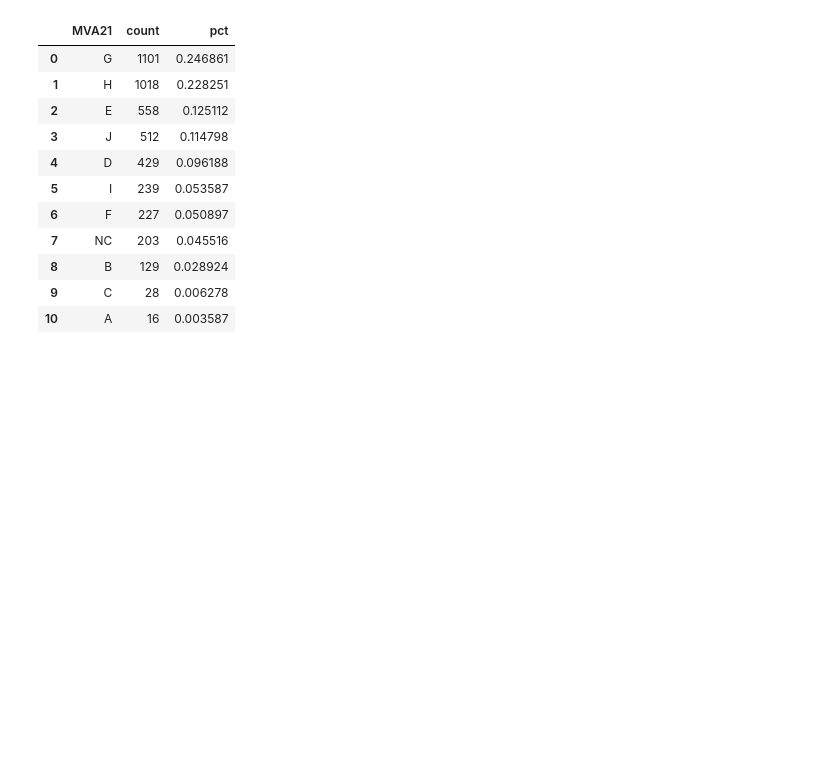
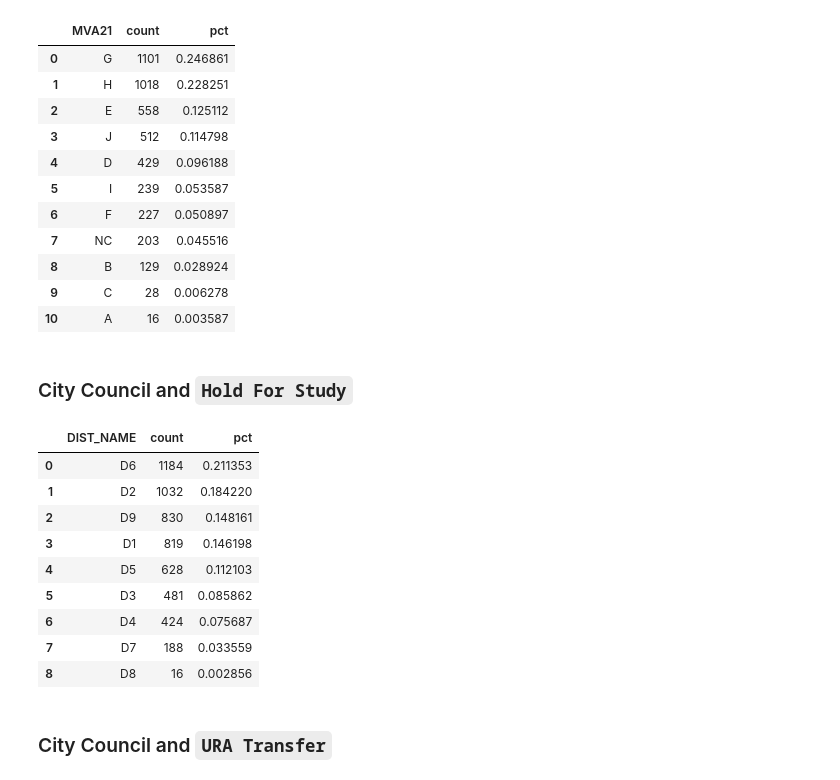
Before and after one commit to maclover7/pghland, a Jupyter notebook: city-inventory.ipynb, the cells around one changed output. Drawn from its saved outputs; the diff is of its cells as text; code cells hidden in the pictures; blank space fills up the shorter version.

Commit message:
Group by council districts

```diff
--- a/city-inventory.ipynb
+++ b/city-inventory.ipynb
@@ -253,8 +253,7 @@ JOIN parcelcentroids
 ON parcelcentroids.parcelid = parcelepropura.parcelid
 JOIN parcelboundaries
 ON parcelboundaries.parcelid = parcelepropura.parcelid
-WHERE parcelstatus = 'Hold For Study'
-;""", DB, crs='EPSG:4269')
+WHERE parcelstatus = 'Hold For Study';""", DB, crs='EPSG:4269')
 h4spoints['geom_boundaries'] = h4spoints.wkt_boundaries.apply(wkt.loads)
 h4spoints = h4spoints.to_crs('EPSG:4326')
 # %%
@@ -307,3 +306,26 @@ morefeasibleh4smvatype
 | 8 | B | 129 | 0.028924 |
 | 9 | C | 28 | 0.006278 |
 | 10 | A | 16 | 0.003587 |
+# %% [markdown]
+### City Council and `Hold For Study`
+# %%
+council = gpd.read_file('input/council.geojson')
+# %%
+h4spointscouncil = gpd.sjoin(h4spoints, council, predicate='within', how='inner')
+# %%
+h4spointscounciltype = h4spointscouncil.DIST_NAME.value_counts().reset_index()
+h4spointscounciltype['pct'] = h4spointscounciltype['count'] / h4spointscounciltype['count'].sum()
+h4spointscounciltype
+# %% [output]
+|  | DIST_NAME | count | pct |
+| 0 | D6 | 1184 | 0.211353 |
+| 1 | D2 | 1032 | 0.184220 |
+| 2 | D9 | 830 | 0.148161 |
+| 3 | D1 | 819 | 0.146198 |
+| 4 | D5 | 628 | 0.112103 |
+| 5 | D3 | 481 | 0.085862 |
+| 6 | D4 | 424 | 0.075687 |
+| 7 | D7 | 188 | 0.033559 |
+| 8 | D8 | 16 | 0.002856 |
+# %% [markdown]
+### City Council and `URA Transfer`
```
Also changed, not shown: parts of 3 cells of this notebook, 1 other file.
